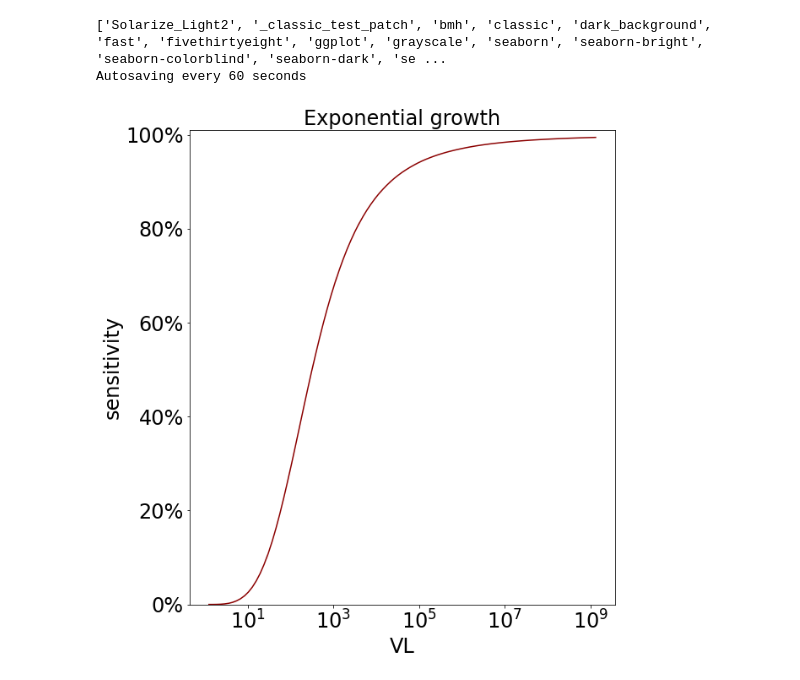
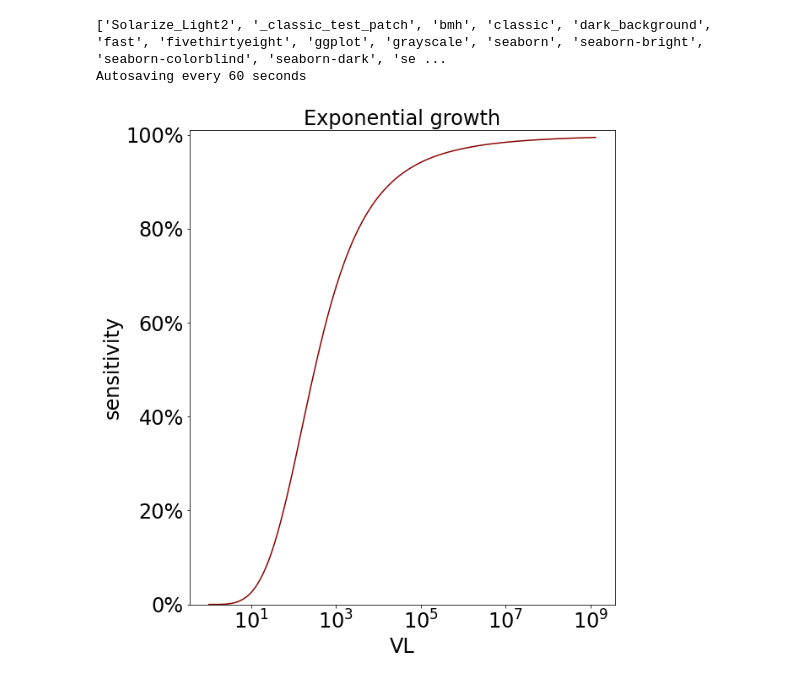
Before and after one commit to betoto008/Epidemiology_2020, a Jupyter notebook: Jupyter_Notebooks/Kitas_Schools/0_Sensitivity.ipynb, the cells around one changed output. Cells and saved outputs as stored; diff of their text form; code cells hidden in the pictures.

```diff
--- a/Jupyter_Notebooks/Kitas_Schools/0_Sensitivity.ipynb
+++ b/Jupyter_Notebooks/Kitas_Schools/0_Sensitivity.ipynb
@@ -41,20 +41,20 @@ def my_plot_layout(ax, yscale = 'linear', xscale = 'linear', ticks_labelsize = 2
     ax.set_title(title, fontsize = y_fontsize)
 # %%
 g = 3
-time = np.linspace(0, 7, 100)
+time = np.linspace(0, 7, 1000)
 virus = np.exp(g * time)
 sensitivity = (1/(1+(np.log10(virus[1:])/(2.5))**(-4)))
-t_inc = 5
-tau = 1
+t_inc = 4
+tau = 0
 fig, ax  = plt.subplots(figsize = (10,10), gridspec_kw={'bottom':0.1, 'left':0.2})
 ax.plot(virus[1:], sensitivity, color = 'darkred')
 #ax.fill_between(time[1:], 1e4*(1/(1+(time[1:]/5)**(-6))), np.ones_like(time[1:])*1, alpha = .8)
 #ax.vlines([t_inc, t_inc-tau], 1, [np.exp(g * t_inc), np.exp(g * (t_inc-tau))], linestyle = '--', color = ['grey', 'darkgrey'])
 #ax.hlines([np.exp(g * t_inc), np.exp(g * (t_inc-tau))], 0, [t_inc, t_inc-tau], linestyle = '--', color = ['grey', 'darkgrey'])
 ax.set_ylim(0, 1.01)
 my_plot_layout(ax, xscale = 'log', yscale = 'linear', xlabel = 'VL', ylabel = 'sensitivity',
               title = 'Exponential growth')
 ax.yaxis.set_major_formatter(PercentFormatter(1))
 fig.savefig('../../Figures/Kitas_Schools/sensitivity_fit.pdf')
 # %% [output]
-[figure, old version]
+[figure, new version]
```
Also changed, not shown: parts of 4 cells of this notebook, 30 other files.
